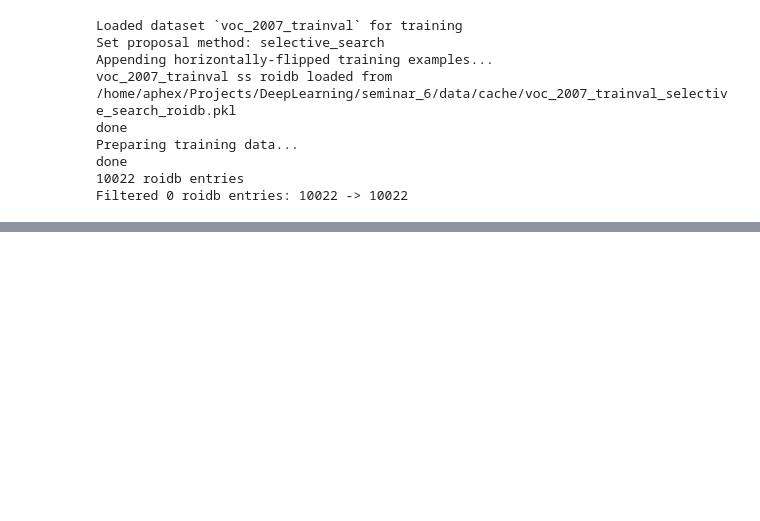
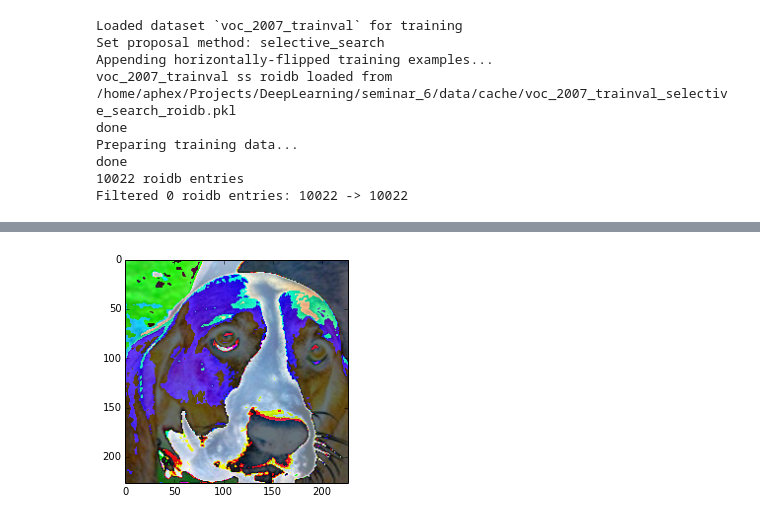
Before and after one commit to gaphex/dl-course, a Jupyter notebook: Seminar6/tools/testbench_1.ipynb, the cells around one changed output, grey strips where cells are left out. Saved outputs shown, nothing was run; the diff lists cells and outputs as text; code cells hidden in the pictures; blank space fills up the shorter version.

Commit message:
improvements
-better RoI pool layer
-l2 loss
-fixes

```diff
--- a/Seminar6/tools/testbench_1.ipynb
+++ b/Seminar6/tools/testbench_1.ipynb
@@ -248,0 +219,18 @@ sw.solver.save('test.pkl')
+# %%
+def roi_layer(dat, RoI):
+
+    s = 227
+    l = len(RoI)
+    out = []
+
+    z = np.zeros((l,3,s,s))
+
+    for r in RoI:
+        ind, left, top, right, bottom = int(r[0]), int(r[1]), int(r[2]),int(r[3]),int(r[4])
+        d = dat[ind]
+        pic = d[:, top:bottom, left:right]
+        pr = cv2.resize(pic.transpose(1,2,0), (s, s), interpolation=cv2.INTER_LINEAR).transpose((2, 0, 1))
+        out.append(pr)
+
+    z[:] = out
+    return z
@@ -248,0 +239,9 @@ sw.solver.save('test.pkl')
+# %%
+zz = roi_layer(data, roi)
+# %%
+dp = deprocess(zz[100], typ='int32')
+# %%
+plt.imshow(dp)
+plt.show()
+# %% [output]
+[figure, added]
```
Also changed, not shown: parts of 8 cells of this notebook, 10 other files.
